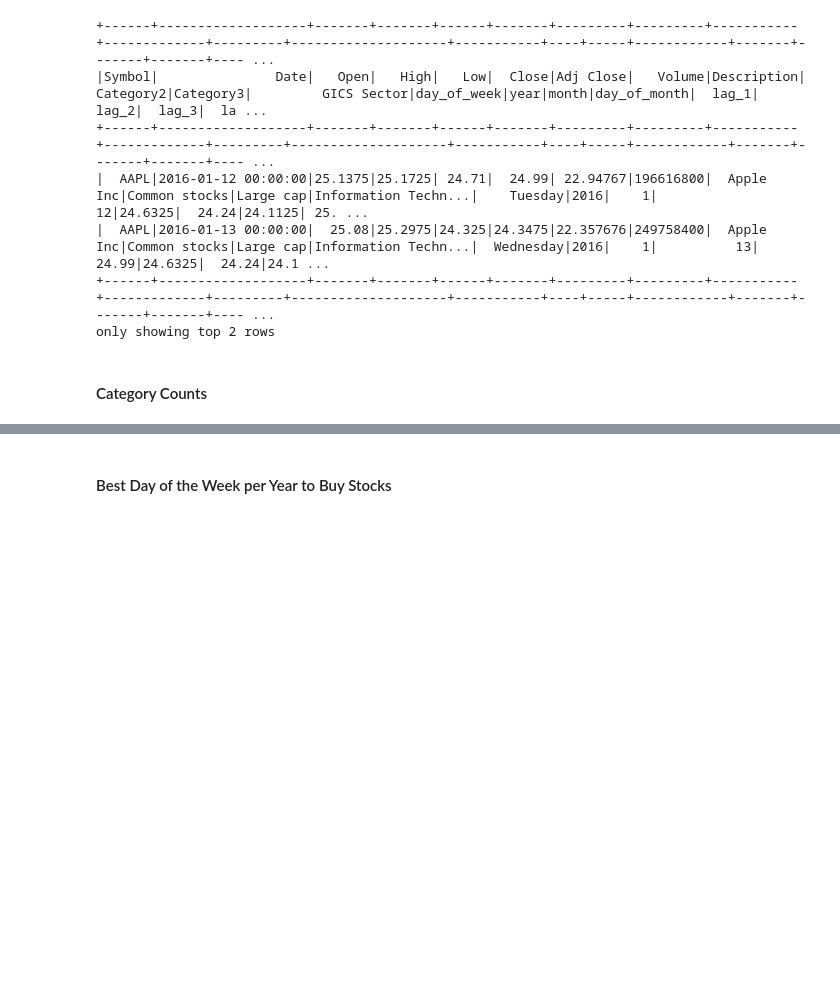
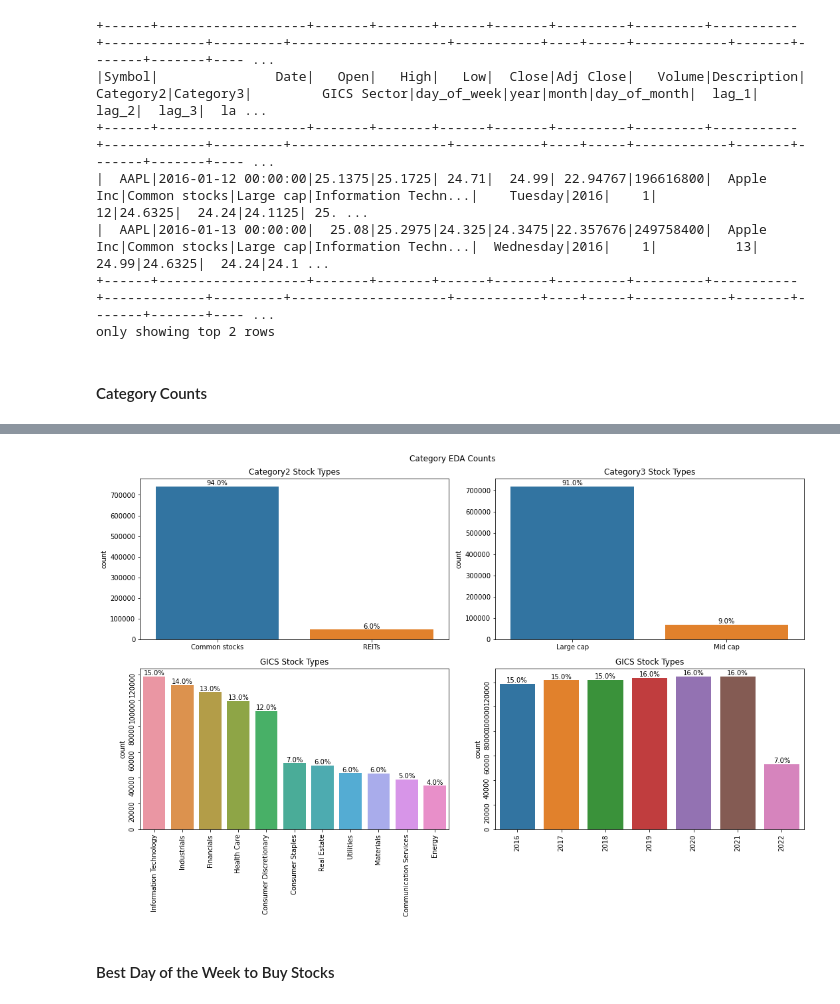
Before and after one commit to carlosmonsivais123/PySpark-SP500-Portfolio-Optimization, a Jupyter notebook: stock_eda.ipynb, the cells around one changed output, grey strips where cells are left out. Drawn from its saved outputs; the diff is of its cells as text; code cells hidden in the pictures; blank space fills up the shorter version.

```diff
--- a/stock_eda.ipynb
+++ b/stock_eda.ipynb
@@ -285,3 +255,57 @@ Distinct GICS Sector Count: 11, which includes:
+# %%
+cat2_counts_df = cat2_counts.toPandas()
+cat2_counts_df['str Prop2'] = cat2_counts_df['Propotion %'] * 100
+cat2_counts_df['str Prop2'] = cat2_counts_df['str Prop2'].round(2)
+cat2_counts_df['str Prop2'] = cat2_counts_df['str Prop2'].astype(str) + '%'
+
+cat3_counts_df = cat3_counts.toPandas()
+cat3_counts_df['str Prop3'] = cat3_counts_df['Propotion %'] * 100
+cat3_counts_df['str Prop3'] = cat3_counts_df['str Prop3'].round(2)
+cat3_counts_df['str Prop3'] = cat3_counts_df['str Prop3'].astype(str) + '%'
+
+sector_counts_df = sector_counts.toPandas()
+sector_counts_df['str Prop4'] = sector_counts_df['Propotion %'] * 100
+sector_counts_df['str Prop4'] = sector_counts_df['str Prop4'].round(2)
+sector_counts_df['str Prop4'] = sector_counts_df['str Prop4'].astype(str) + '%'
+
+year_counts_df = year_counts.toPandas()
+year_counts_df['str Prop5'] = year_counts_df['Propotion %'] * 100
+year_counts_df['str Prop5'] = year_counts_df['str Prop5'].round(2)
+year_counts_df['str Prop5'] = year_counts_df['str Prop5'].astype(str) + '%'
+# %%
+fig, axes = plt.subplots(2,2, figsize=(15, 10), sharey=False)
+fig.suptitle('Category EDA Counts')
+
+# Category2
+sns.barplot(ax=axes[0,0], x=cat2_counts_df['Category2'], y=cat2_counts_df['count'])
+axes[0,0].set_title("Category2 Stock Types")
+axes[0,0].bar_label(axes[0,0].containers[0], labels = cat2_counts_df['str Prop2'])
+axes[0,0].set(xlabel=None)
+
+# Category3
+sns.barplot(ax=axes[0,1], x=cat3_counts_df['Category3'], y=cat3_counts_df['count'])
+axes[0,1].set_title("Category3 Stock Types")
+axes[0,1].bar_label(axes[0,1].containers[0], labels = cat3_counts_df['str Prop3'])
+axes[0,1].set(xlabel=None)
+
+# Category3
+sns.barplot(ax=axes[1,0], x=sector_counts_df['GICS Sector'], y=sector_counts_df['count'])
+axes[1,0].set_title("GICS Stock Types")
+axes[1,0].bar_label(axes[1,0].containers[0], labels = sector_counts_df['str Prop4'])
+axes[1,0].tick_params(labelrotation=90)
+axes[1,0].set(xlabel=None)
+
+# Category3
+sns.barplot(ax=axes[1,1], x=year_counts_df['year'], y=year_counts_df['count'])
+axes[1,1].set_title("GICS Stock Types")
+axes[1,1].bar_label(axes[1,1].containers[0], labels = year_counts_df['str Prop5'])
+axes[1,1].tick_params(labelrotation=90)
+axes[1,1].set(xlabel=None)
+
+fig.tight_layout()
+fig.show()
+# %% [output]
+[figure, added]
 # %% [markdown]
-#### Best Day of the Week per Year to Buy Stocks
+#### Best Day of the Week to Buy Stocks
 # %%
```
Also changed, not shown: parts of 14 cells of this notebook.
